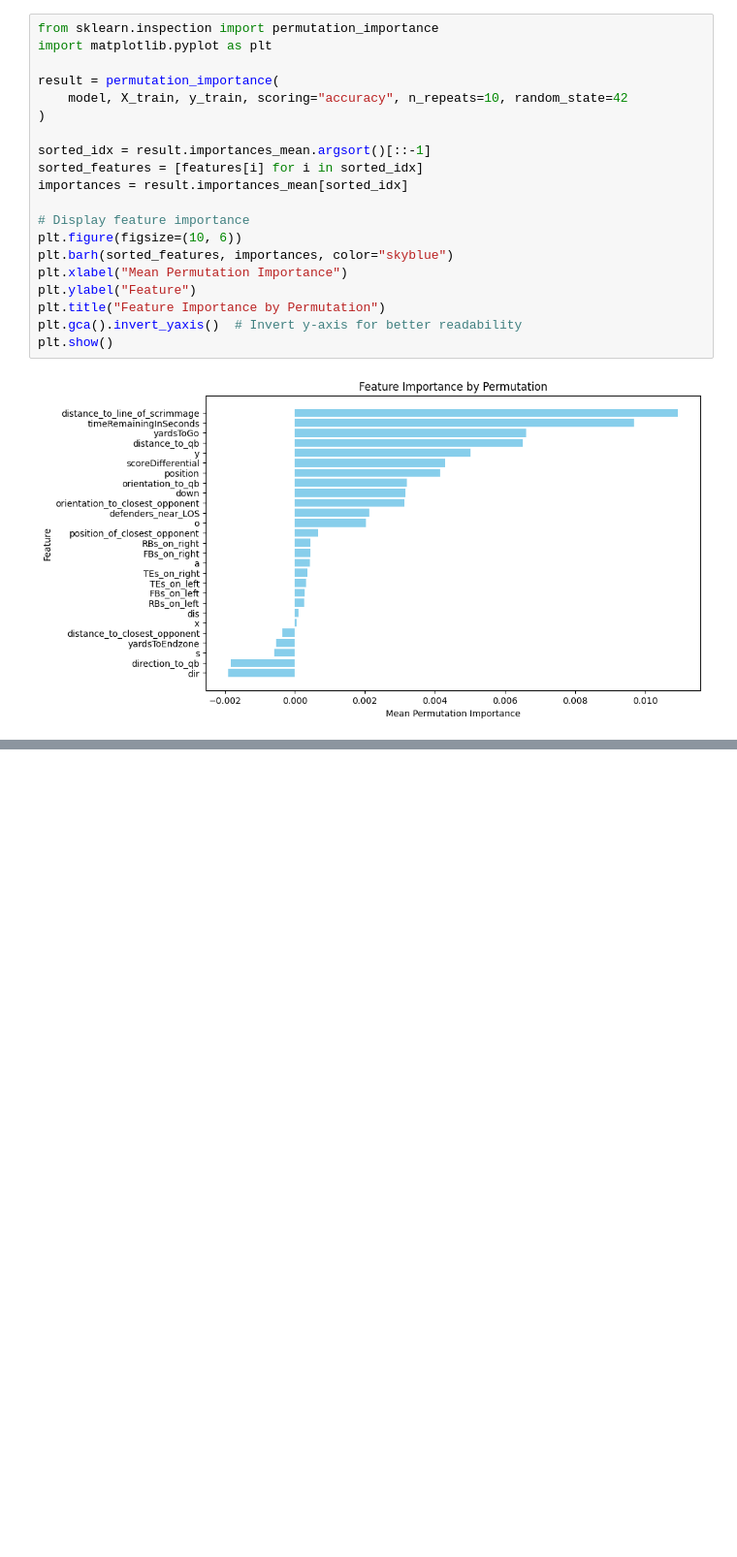
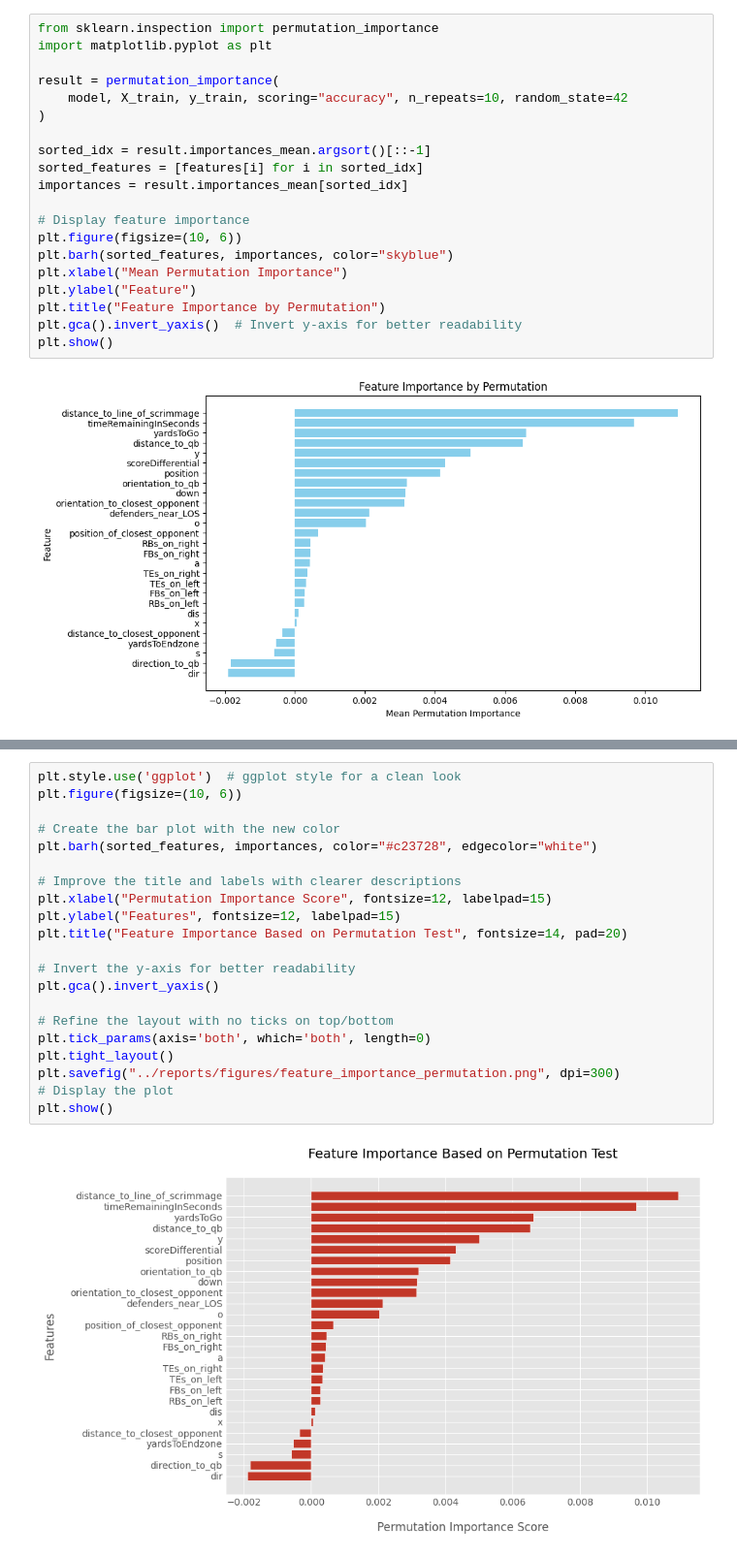
Before and after one commit to miguelmendesduarte/big-data-bowl-2025, a Jupyter notebook: notebooks/feature_selection.ipynb, the cells around one changed output, grey strips where cells are left out. Shown at 97% size. Cells and saved outputs as stored; diff of their text form; blank space fills up the shorter version.

```diff
--- a/notebooks/feature_selection.ipynb
+++ b/notebooks/feature_selection.ipynb
@@ -128,0 +70,23 @@ cm_display.plot(cmap="Blues", values_format=".2f")
+# %%
+plt.style.use('ggplot')  # ggplot style for a clean look
+plt.figure(figsize=(10, 6))
+
+# Create the bar plot with the new color
+plt.barh(sorted_features, importances, color="#c23728", edgecolor="white")
+
+# Improve the title and labels with clearer descriptions
+plt.xlabel("Permutation Importance Score", fontsize=12, labelpad=15)
+plt.ylabel("Features", fontsize=12, labelpad=15)
+plt.title("Feature Importance Based on Permutation Test", fontsize=14, pad=20)
+
+# Invert the y-axis for better readability
+plt.gca().invert_yaxis()
+
+# Refine the layout with no ticks on top/bottom
+plt.tick_params(axis='both', which='both', length=0)
+plt.tight_layout()
+plt.savefig("../reports/figures/feature_importance_permutation.png", dpi=300)
+# Display the plot
+plt.show()
+# %% [output]
+[figure, added]
```
Also changed, not shown: parts of 1 cell of this notebook, 2 other files.
